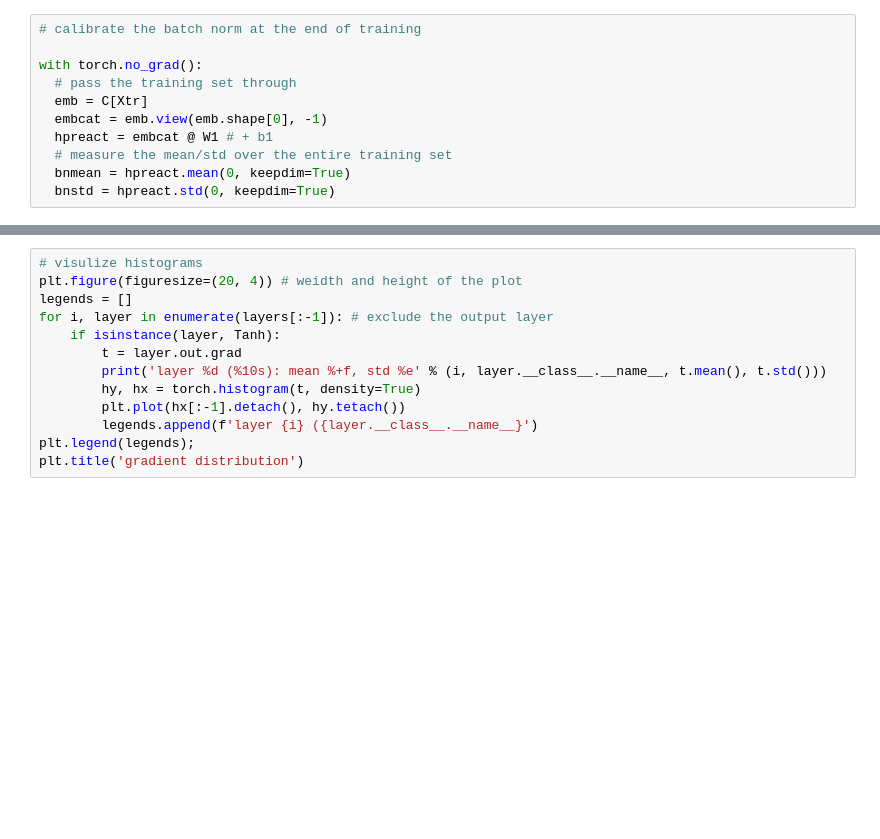
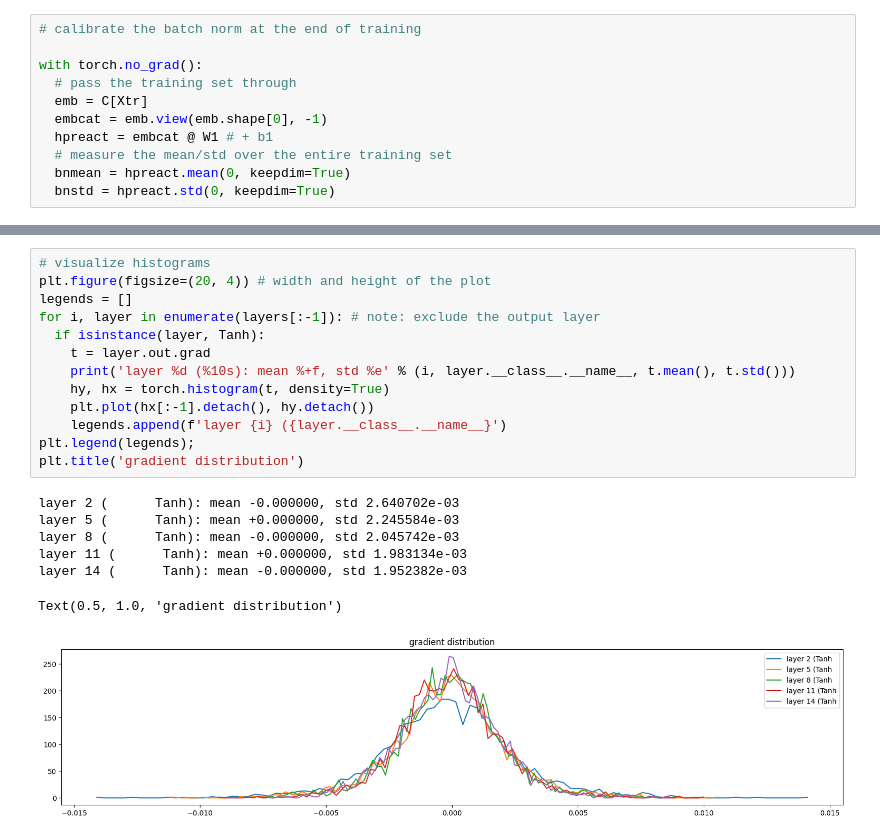
Before and after one commit to sytandas/ainotes, a Jupyter notebook: makemore/mlp_2.ipynb, the cells around one changed output, grey strips where cells are left out. Saved outputs shown, nothing was run; the diff lists cells and outputs as text; blank space fills up the shorter version.

Commit message:
visualize

```diff
--- a/makemore/mlp_2.ipynb
+++ b/makemore/mlp_2.ipynb
@@ -331,13 +350,21 @@ plt.title('activation distribution')
 # %%
-# visulize histograms
-plt.figure(figuresize=(20, 4)) # weidth and height of the plot
+# visualize histograms
+plt.figure(figsize=(20, 4)) # width and height of the plot
 legends = []
-for i, layer in enumerate(layers[:-1]): # exclude the output layer
-    if isinstance(layer, Tanh):
-        t = layer.out.grad
-        print('layer %d (%10s): mean %+f, std %e' % (i, layer.__class__.__name__, t.mean(), t.std()))
-        hy, hx = torch.histogram(t, density=True)
-        plt.plot(hx[:-1].detach(), hy.tetach())
-        legends.append(f'layer {i} ({layer.__class__.__name__}')
+for i, layer in enumerate(layers[:-1]): # note: exclude the output layer
+  if isinstance(layer, Tanh):
+    t = layer.out.grad
+    print('layer %d (%10s): mean %+f, std %e' % (i, layer.__class__.__name__, t.mean(), t.std()))
+    hy, hx = torch.histogram(t, density=True)
+    plt.plot(hx[:-1].detach(), hy.detach())
+    legends.append(f'layer {i} ({layer.__class__.__name__}')
 plt.legend(legends);
 plt.title('gradient distribution')
+# %% [output]
+layer 2 (      Tanh): mean -0.000000, std 2.640702e-03
+layer 5 (      Tanh): mean +0.000000, std 2.245584e-03
+layer 8 (      Tanh): mean -0.000000, std 2.045742e-03
+layer 11 (      Tanh): mean +0.000000, std 1.983134e-03
+layer 14 (      Tanh): mean -0.000000, std 1.952382e-03
+Text(0.5, 1.0, 'gradient distribution')
+[figure, added]
```
Also changed, not shown: parts of 7 cells of this notebook.
